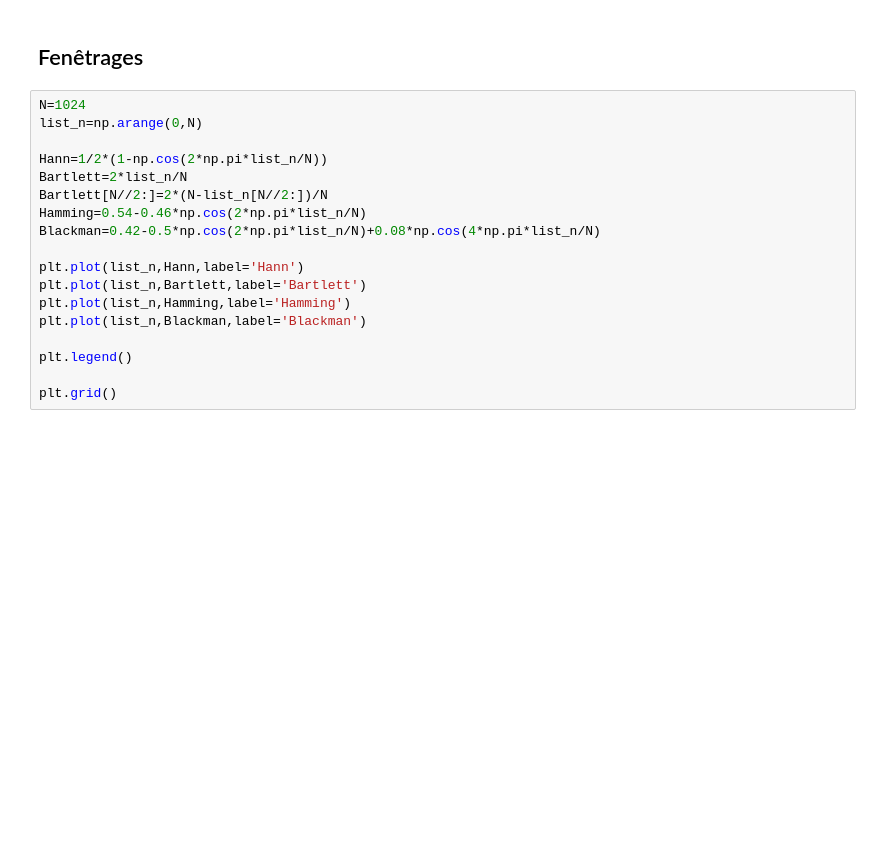
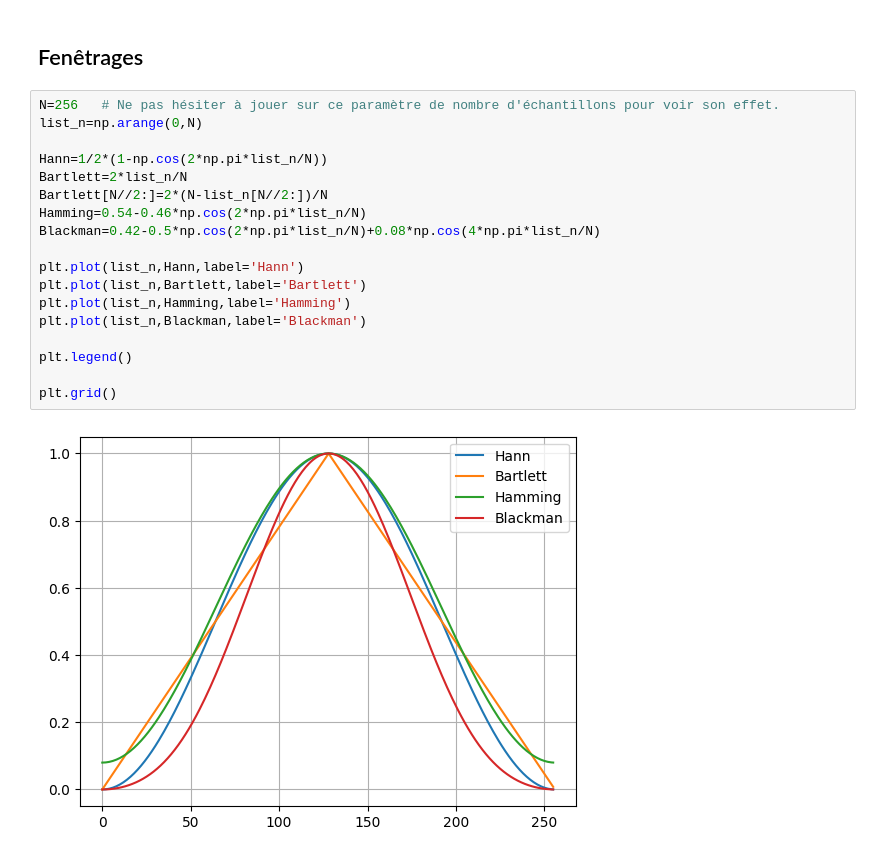
Before and after one commit to tjbtjbtjb/Vrac, a Jupyter notebook: AIPC/Python/aipc_elec_2526.ipynb, the cells around one changed output. Drawn from its saved outputs; the diff is of its cells as text; blank space fills up the shorter version.

```diff
--- a/AIPC/Python/aipc_elec_2526.ipynb
+++ b/AIPC/Python/aipc_elec_2526.ipynb
@@ -139,23 +164,25 @@ interact(go,F0=(0,2e3,Fe/2/N),phi=(-np.pi,np.pi))
 # %% [markdown]
 ## Fenêtrages
 # %%
-N=1024
+N=256   # Ne pas hésiter à jouer sur ce paramètre de nombre d'échantillons pour voir son effet.
 list_n=np.arange(0,N)
 
 Hann=1/2*(1-np.cos(2*np.pi*list_n/N))
 Bartlett=2*list_n/N
 Bartlett[N//2:]=2*(N-list_n[N//2:])/N
 Hamming=0.54-0.46*np.cos(2*np.pi*list_n/N)
 Blackman=0.42-0.5*np.cos(2*np.pi*list_n/N)+0.08*np.cos(4*np.pi*list_n/N)
 
 plt.plot(list_n,Hann,label='Hann')
 plt.plot(list_n,Bartlett,label='Bartlett')
 plt.plot(list_n,Hamming,label='Hamming')
 plt.plot(list_n,Blackman,label='Blackman')
 
 plt.legend()
 
 plt.grid()
+# %% [output]
+[figure, added]
 # %%
 Fe=5e3
 Te=1/Fe
```
Also changed, not shown: parts of 14 cells of this notebook.
